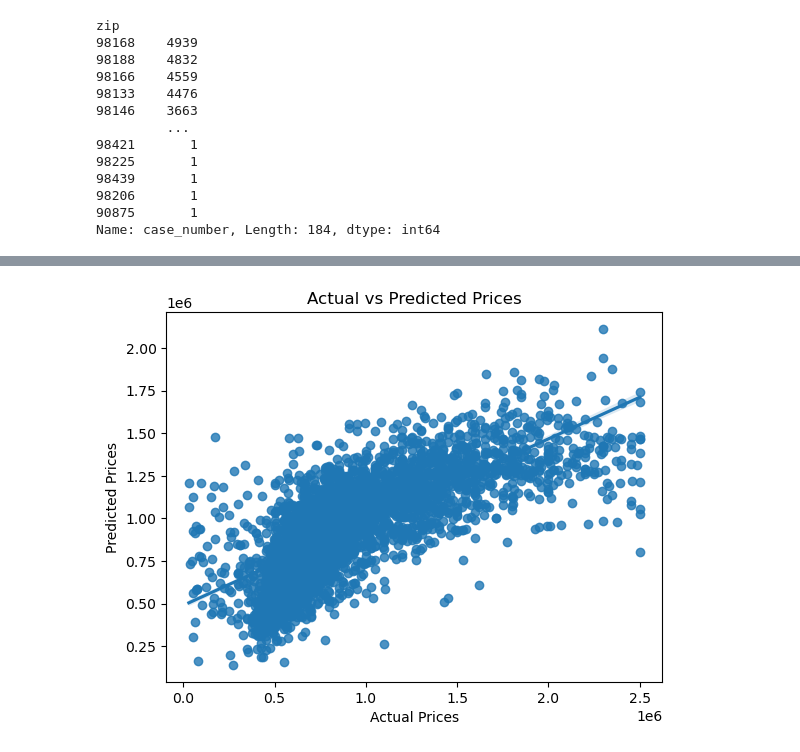
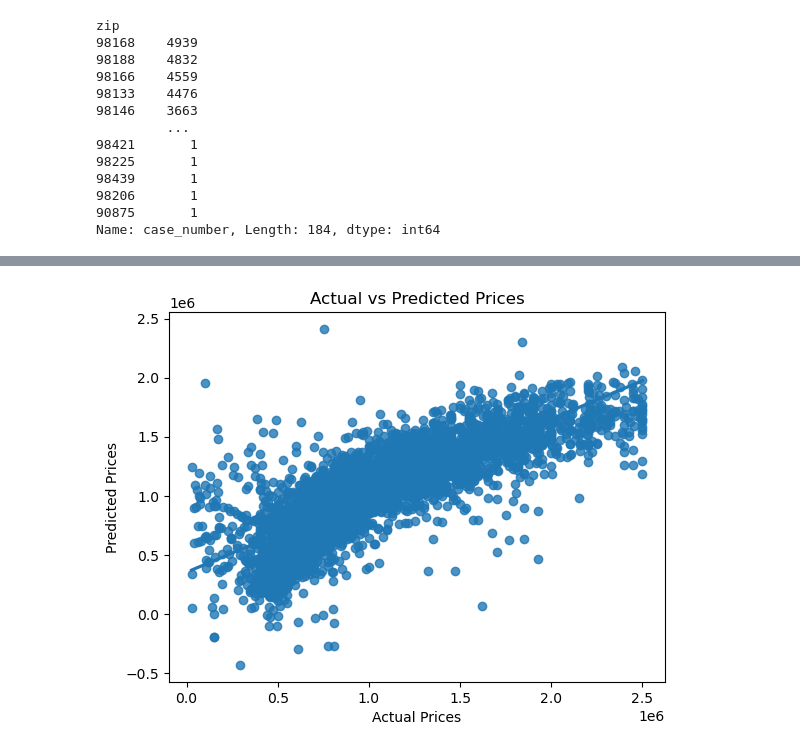
Before and after one commit to ChuckNadel/PNWHousingModel, a Jupyter notebook: Jonathan Notebook.ipynb, the cells around one changed output, grey strips where cells are left out. Cells and saved outputs as stored; diff of their text form; code cells hidden in the pictures.

```diff
--- a/Jonathan Notebook.ipynb
+++ b/Jonathan Notebook.ipynb
@@ -315,5 +426,5 @@ data[['sqft_living', 'sqft_lot']] = (data[['sqft_living', 'sqft_lot']] - data[['
 # %%
-train_data, test_data, train_labels, test_labels = train_test_split(data.drop(columns=["id", "address", "lat", "long","sewer_system",'sqft_above','sqft_basement','sqft_patio','sqft_garage']), data["price"], test_size=0.2, random_state=41)
+train_data, test_data, train_labels, test_labels = train_test_split(data.drop(columns=["id", "address", "lat", "long","sewer_system",'sqft_above','sqft_basement','sqft_patio','sqft_garage','sqft_lot']), data["price"], test_size=0.33, random_state=42)
 # %%
 train_data.head()
 # %% [output]
@@ -329,13 +440,13 @@ train_data['yr_renovated'] = np.where(train_data['yr_renovated'] == 0, train_dat
 train_data['date'] = pd.to_datetime(train_data['date'])
 train_data['year'] = train_data['date'].dt.year
 train_data['years_since_build_or_renov'] = train_data['year'] - train_data[['yr_built', 'yr_renovated']].min(axis=1)
-train_data.drop(['date', 'year', 'yr_built', 'yr_renovated','sqft_lot'], axis=1, inplace=True)
+train_data.drop(['date', 'year', 'yr_built', 'yr_renovated'], axis=1, inplace=True)
 
 test_data['yr_renovated'] = np.where(test_data['yr_renovated'] == 0, test_data['yr_built'], test_data['yr_renovated'])
 test_data['date'] = pd.to_datetime(test_data['date'])
 test_data['year'] = test_data['date'].dt.year
 test_data['years_since_build_or_renov'] = test_data['year'] - test_data[['yr_built', 'yr_renovated']].min(axis=1)
-test_data.drop(['date', 'year', 'yr_built', 'yr_renovated','sqft_lot'], axis=1, inplace=True)
+test_data.drop(['date', 'year', 'yr_built', 'yr_renovated'], axis=1, inplace=True)
 # %%
 # Calculate the correlation matrix
 corr = abs(train_data.corr())
@@ -505,8 +615,8 @@ strong multicollinearity or other numerical problems.
 train_data.drop(["has_patio"], axis=1, inplace=True)
 test_data.drop(["has_patio"], axis=1, inplace=True)
 
-train_data.drop(["floors"], axis=1, inplace=True)
-test_data.drop(["floors"], axis=1, inplace=True)
+#train_data.drop(["floors"], axis=1, inplace=True)
+#test_data.drop(["floors"], axis=1, inplace=True)
 
 train_data.drop(["nuisance"], axis=1, inplace=True)
 test_data.drop(["nuisance"], axis=1, inplace=True)
@@ -514,11 +624,11 @@ test_data.drop(["nuisance"], axis=1, inplace=True)
 train_data.drop(["greenbelt"], axis=1, inplace=True)
 test_data.drop(["greenbelt"], axis=1, inplace=True)
 
-train_data.drop(["condition"], axis=1, inplace=True)
-test_data.drop(["condition"], axis=1, inplace=True)
+#train_data.drop(["condition"], axis=1, inplace=True)
+#test_data.drop(["condition"], axis=1, inplace=True)
 
-train_data.drop(["sqft_living"], axis=1, inplace=True)
-test_data.drop(["sqft_living"], axis=1, inplace=True)
+#train_data.drop(["sqft_living"], axis=1, inplace=True)
+#test_data.drop(["sqft_living"], axis=1, inplace=True)
 # %%
 train_data[['distance', 'years_since_build_or_renov', 'school_grade']] = (train_data[['distance', 'years_since_build_or_renov', 'school_grade']] - train_data[['distance', 'years_since_build_or_renov', 'school_grade']].mean()) / train_data[[ 'distance', 'years_since_build_or_renov', 'school_grade']].std()
 
@@ -541,5 +651,5 @@ plt.show()
 # %%
-X = train_data.drop(['price'], axis=1)
+X = train_data[['distance','school_grade','zip_code_category','zip_code_category_crime','grade','sqft_living','waterfront','condition','view','has_been_renovated','floors']]
 y = train_data['price']
 
 X = sm.add_constant(X)
@@ -582,18 +676,18 @@ train_data
 # %%
 # Fit the model to the training data
-model = sm.OLS(train_data['price'], train_data.drop(['price'], axis=1))
-results = model.fit()
+#model = sm.OLS(train_data['price'], train_data.drop(['price'], axis=1))
+#results = model.fit()
 
 # Use the fitted model to make predictions on the test data
-predictions = results.predict(test_data.drop(['price'], axis=1))
-
+X_test = sm.add_constant(test_data[['distance','school_grade','zip_code_category','zip_code_category_crime','grade','sqft_living','waterfront','condition','view','has_been_renovated','floors']])
+predictions = model.predict(X_test)
 # Compare the predicted values with the actual prices in the test data
 sns.regplot(x=test_data['price'], y=predictions)
 plt.xlabel("Actual Prices")
 plt.ylabel("Predicted Prices")
 plt.title("Actual vs Predicted Prices")
 plt.show()
 # %% [output]
-[figure, old version]
+[figure, new version]
 # %%
 # calculate the residuals
```
Also changed, not shown: parts of 33 cells of this notebook.
